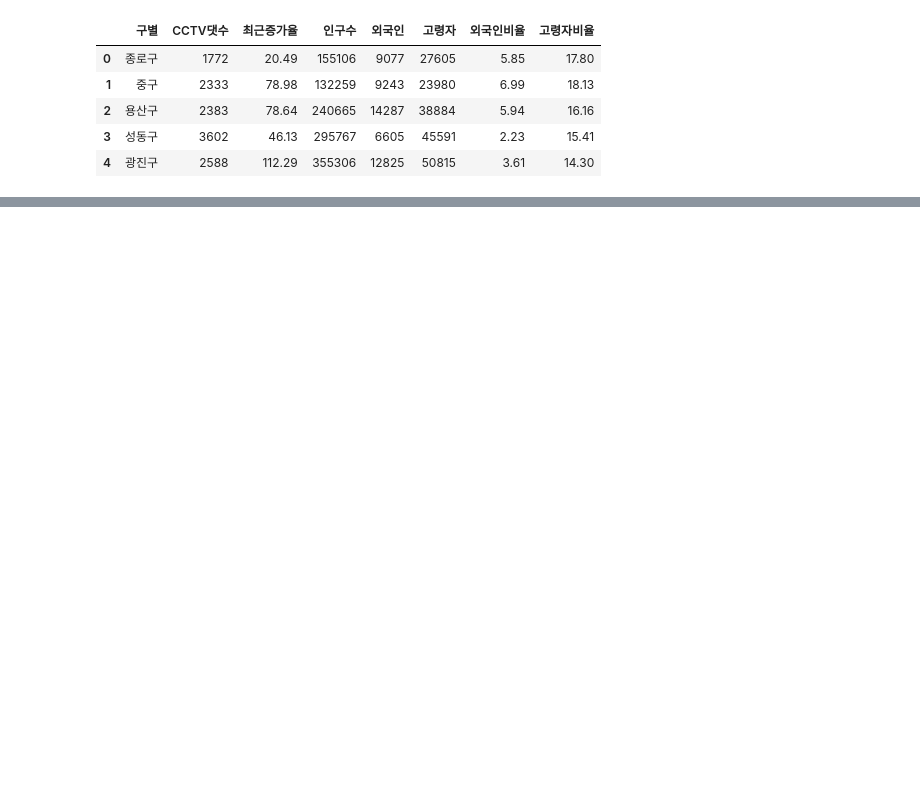
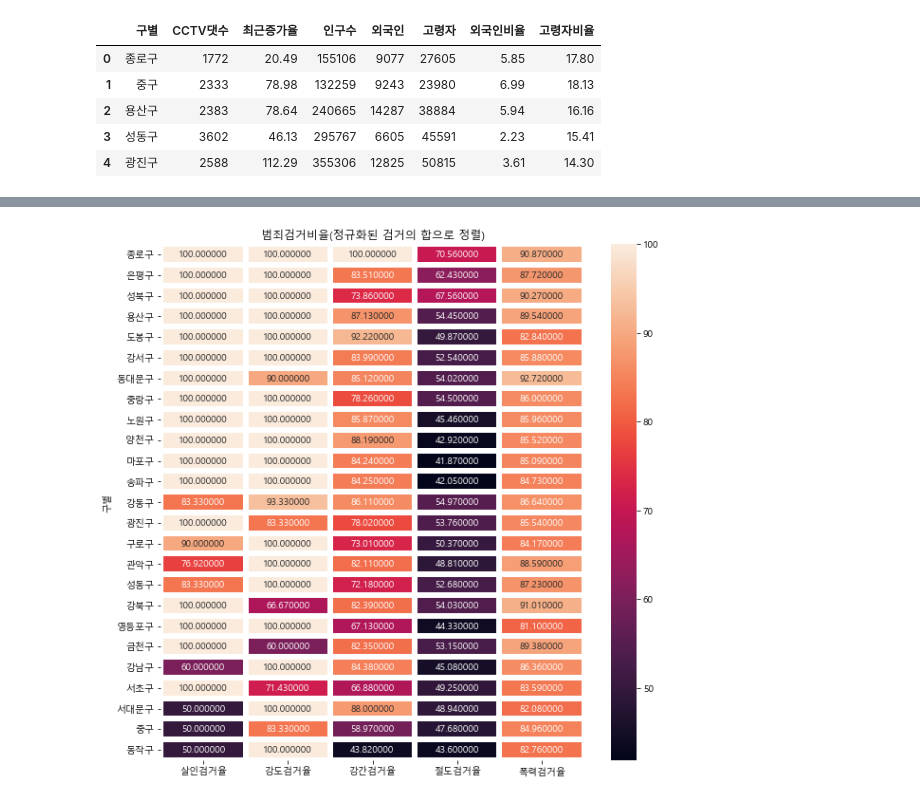
Before and after one commit to ckiekim/MachineLearning-2021-12, a Jupyter notebook: 12.보강/11.서울시범죄.ipynb, the cells around one changed output, grey strips where cells are left out. Cells and saved outputs as stored; diff of their text form; code cells hidden in the pictures; blank space fills up the shorter version.

```diff
--- a/12.보강/11.서울시범죄.ipynb
+++ b/12.보강/11.서울시범죄.ipynb
@@ -107,0 +145,6 @@ Name: 구별, dtype: object
+# %%
+# 히트맵
+x = scaler.fit_transform(cdf['검거'].values.reshape(-1,1))
+cdf['검거'] = np.round(x[:,0]*100, 2)
+cdf.set_index('구별', inplace=True)
+cdf.head(3)
@@ -107,0 +157,3 @@ Name: 구별, dtype: object
+# %%
+cdf_sort = cdf.sort_values(by='검거', ascending=False)
+cdf_sort.head()
@@ -107,0 +168,9 @@ Name: 구별, dtype: object
+# %%
+target_col = '살인검거율	강도검거율	강간검거율	절도검거율	폭력검거율'.split()
+
+plt.figure(figsize=(10,10))
+sns.heatmap(cdf_sort[target_col], annot=True, fmt='f', linewidths=5)
+plt.title('범죄검거비율(정규화된 검거의 합으로 정렬)')
+plt.show()
+# %% [output]
+[figure, added]
```
Also changed, not shown: parts of 14 cells of this notebook.
